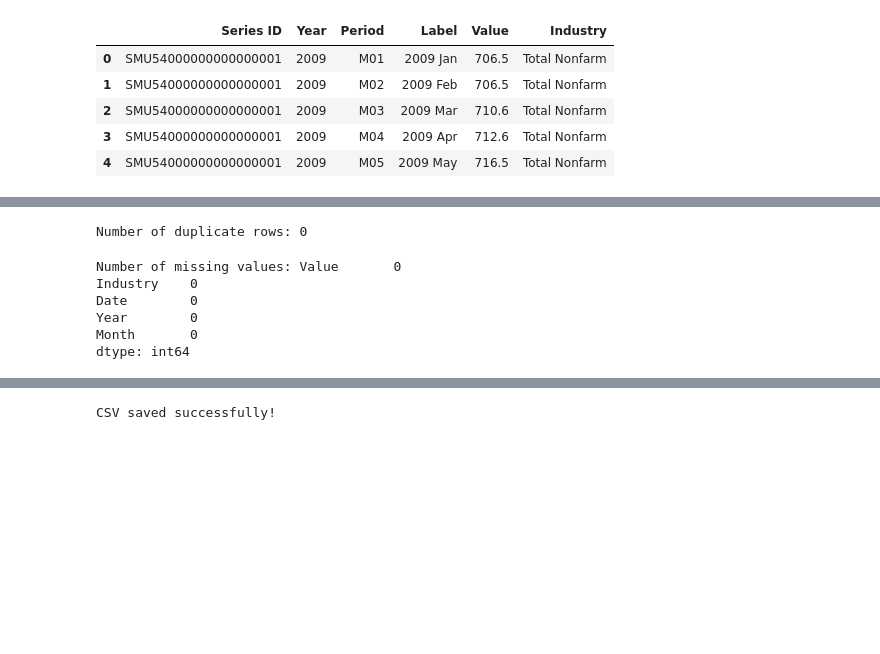
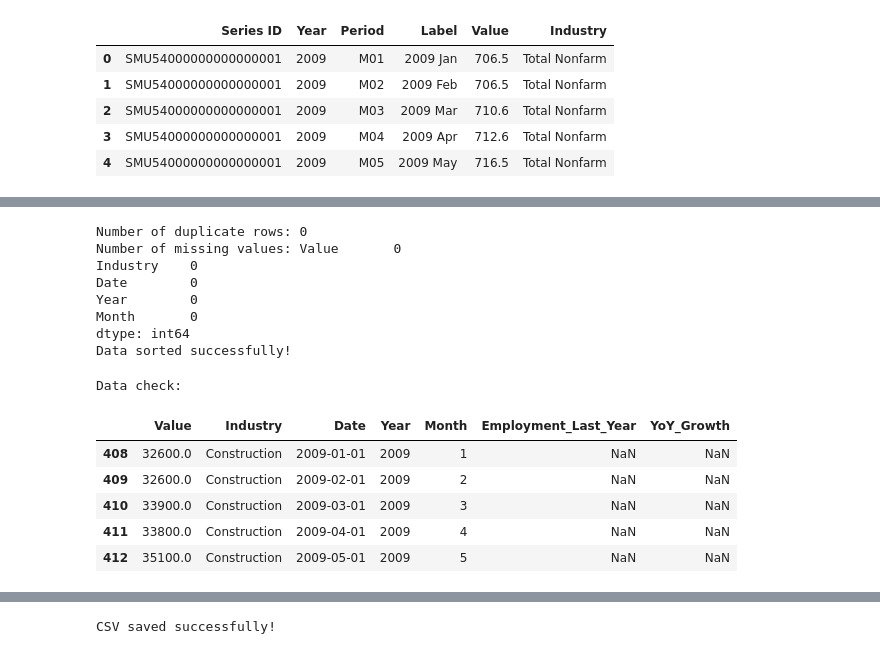
Before and after one commit to bgizzle78/nf-insights-project, a Jupyter notebook: notebooks/bls_employ_data_cleaning.ipynb, the cells around one changed output, grey strips where cells are left out. Saved outputs shown, nothing was run; the diff lists cells and outputs as text; code cells hidden in the pictures; blank space fills up the shorter version.

```diff
--- a/notebooks/bls_employ_data_cleaning.ipynb
+++ b/notebooks/bls_employ_data_cleaning.ipynb
@@ -139,0 +153,9 @@ Date columns extracted successfully!
+# %%
+# Change measure of values into correct format (1,000s of jobs)
+blsemp_df['Value'] = blsemp_df['Value'] * 1000
+
+# Round for readability
+blsemp_df['Value'] = blsemp_df['Value'].round(2)
+
+print('Data check:')
+blsemp_df.head()
@@ -141,15 +171,41 @@ Date columns extracted successfully!
 # Check for duplicates
 duplicates = blsemp_df.duplicated().sum()
 print('Number of duplicate rows:', duplicates)
+
+# Check for missing values
+print('Number of missing values:', blsemp_df.isna().sum())
+
+# Sort by Industry and Date
+blsemp_df = blsemp_df.sort_values(['Industry', 'Date'])
+
+print('Data sorted successfully!')
 # %% [output]
 Number of duplicate rows: 0
+Number of missing values: Value       0
+Industry    0
+Date        0
+Year        0
+Month       0
+dtype: int64
+Data sorted successfully!
-# %%
-# Check for missing values
-print('Number of missing values:', blsemp_df.isna().sum())
-# %% [output]
-Number of missing values: Value       0
-Industry    0
-Date        0
-Year        0
-Month       0
-dtype: int64
+# %%
+# Create a column for last year's employment
+blsemp_df['Employment_Last_Year'] = blsemp_df.groupby('Industry')['Value'].shift(12)
+
+# Calculate YoY growth
+blsemp_df['YoY_Growth'] = ((blsemp_df['Value'] - blsemp_df['Employment_Last_Year'])
+                           / blsemp_df['Employment_Last_Year']) * 100
+
+# Round for readability
+blsemp_df['YoY_Growth'] = blsemp_df['YoY_Growth'].round(2)
+
+print('Data check:')
+blsemp_df.head()
+# %% [output]
+Data check:
+|  | Value | Industry | Date | Year | Month | Employment_Last_Year | YoY_Growth |
+| 408 | 32600.0 | Construction | 2009-01-01 | 2009 | 1 | NaN | NaN |
+| 409 | 32600.0 | Construction | 2009-02-01 | 2009 | 2 | NaN | NaN |
+| 410 | 33900.0 | Construction | 2009-03-01 | 2009 | 3 | NaN | NaN |
+| 411 | 33800.0 | Construction | 2009-04-01 | 2009 | 4 | NaN | NaN |
+| 412 | 35100.0 | Construction | 2009-05-01 | 2009 | 5 | NaN | NaN |
```
Also changed, not shown: parts of 6 cells of this notebook, 1 other file.
